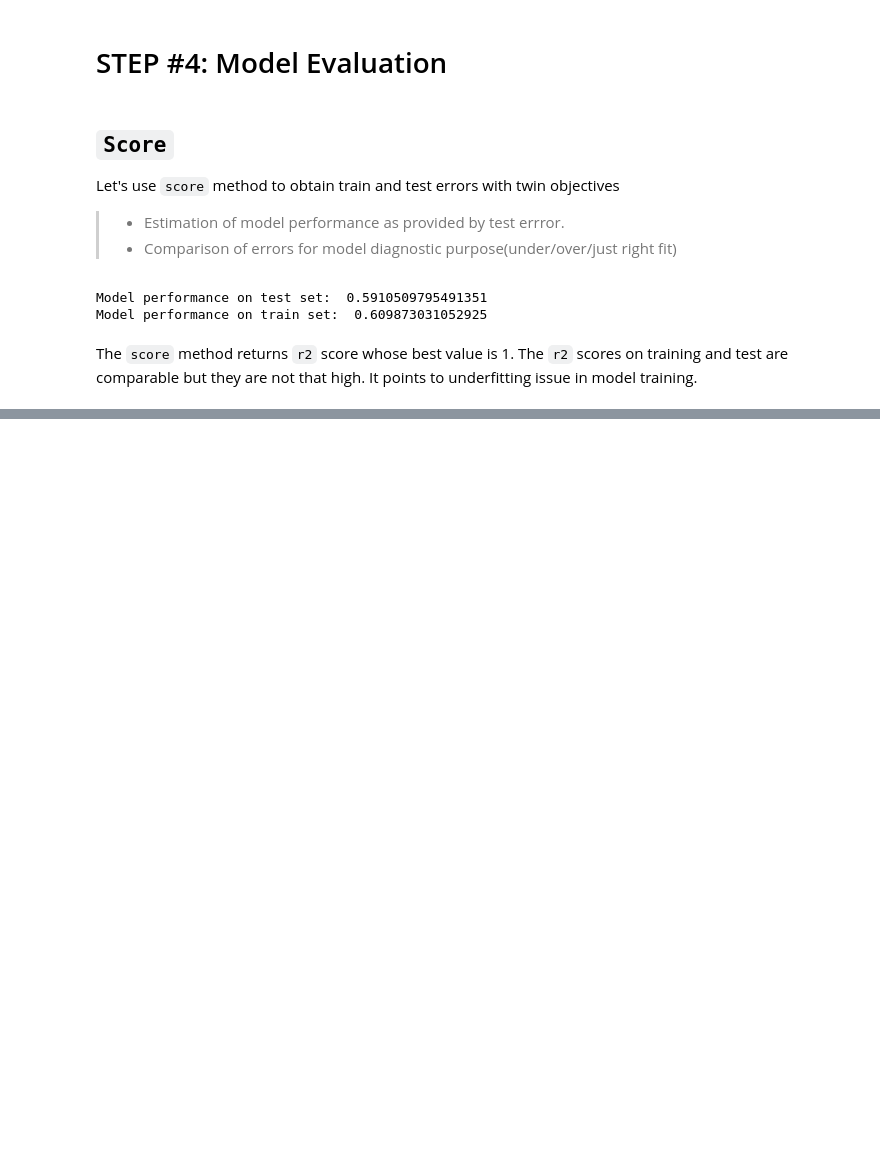
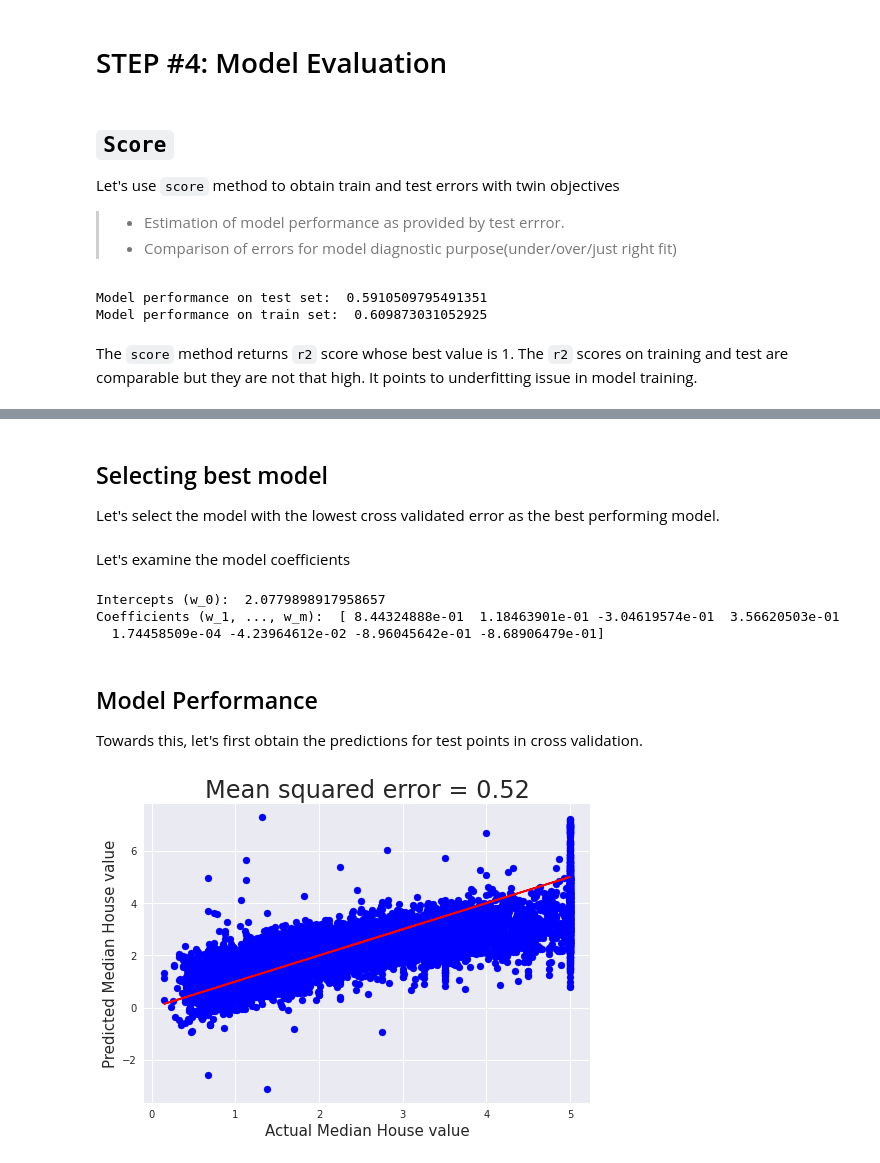
Before and after one commit to Shailesh0209/Machine_Learning_Practicals-MLP, a Jupyter notebook: linear-regression-demonstration.ipynb, the cells around one changed output, grey strips where cells are left out. Cells and saved outputs as stored; diff of their text form; code cells hidden in the pictures; blank space fills up the shorter version.

```diff
--- a/linear-regression-demonstration.ipynb
+++ b/linear-regression-demonstration.ipynb
@@ -164,0 +365,4 @@ The `score` method returns `r2` score whose best value is 1. The `r2` scores on
+# %% [markdown]
+## Selecting best model
+
+Let's select the model with the lowest cross validated error as the best performing model.
@@ -164,0 +373,28 @@ The `score` method returns `r2` score whose best value is 1. The `r2` scores on
+# %% [markdown]
+Let's examine the model coefficients
+# %%
+print("Intercepts (w_0): ", selected_model['lin_reg'].intercept_)
+print("Coefficients (w_1, ..., w_m): ", selected_model['lin_reg'].coef_)
+# %% [output]
+Intercepts (w_0):  2.0779898917958657
+Coefficients (w_1, ..., w_m):  [ 8.44324888e-01  1.18463901e-01 -3.04619574e-01  3.56620503e-01
+  1.74458509e-04 -4.23964612e-02 -8.96045642e-01 -8.68906479e-01]
+# %% [markdown]
+## Model Performance
+
+Towards this, let's first obtain the predictions for test points in cross validation.
+# %%
+from sklearn.model_selection import cross_val_predict
+cv_predictions = cross_val_predict(lin_reg_pipeline,
+                        train_features, train_labels)
+# %%
+mse_cv = mean_squared_error(train_labels, cv_predictions)
+
+plt.scatter(train_labels, cv_predictions, color='blue')
+plt.plot(train_labels, train_labels, 'r-')
+plt.title(f"Mean squared error = {mse_cv:.2f}", size=24)
+plt.xlabel('Actual Median House value', size = 15)
+plt.ylabel('Predicted Median House value', size=15)
+plt.show()
+# %% [output]
+[figure, added]
```
Also changed, not shown: parts of 41 cells of this notebook.
